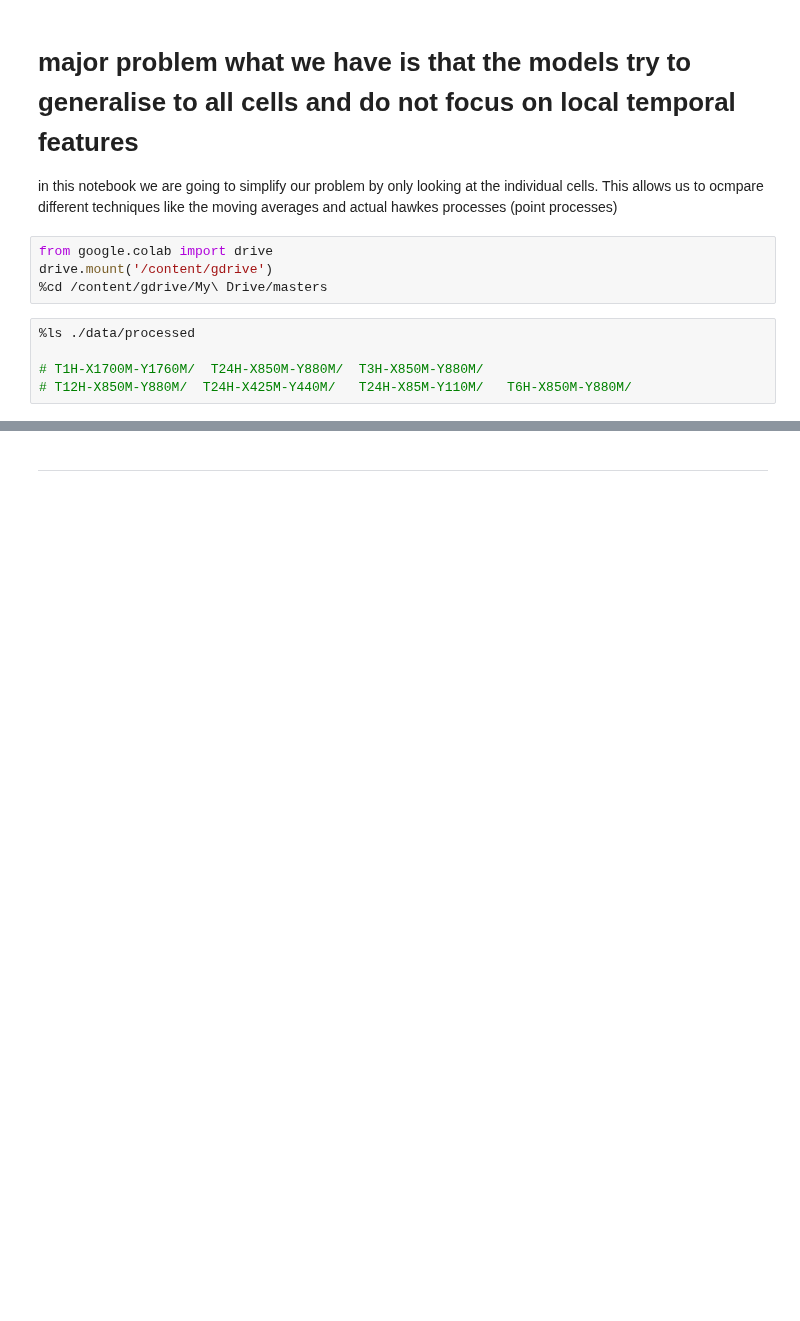
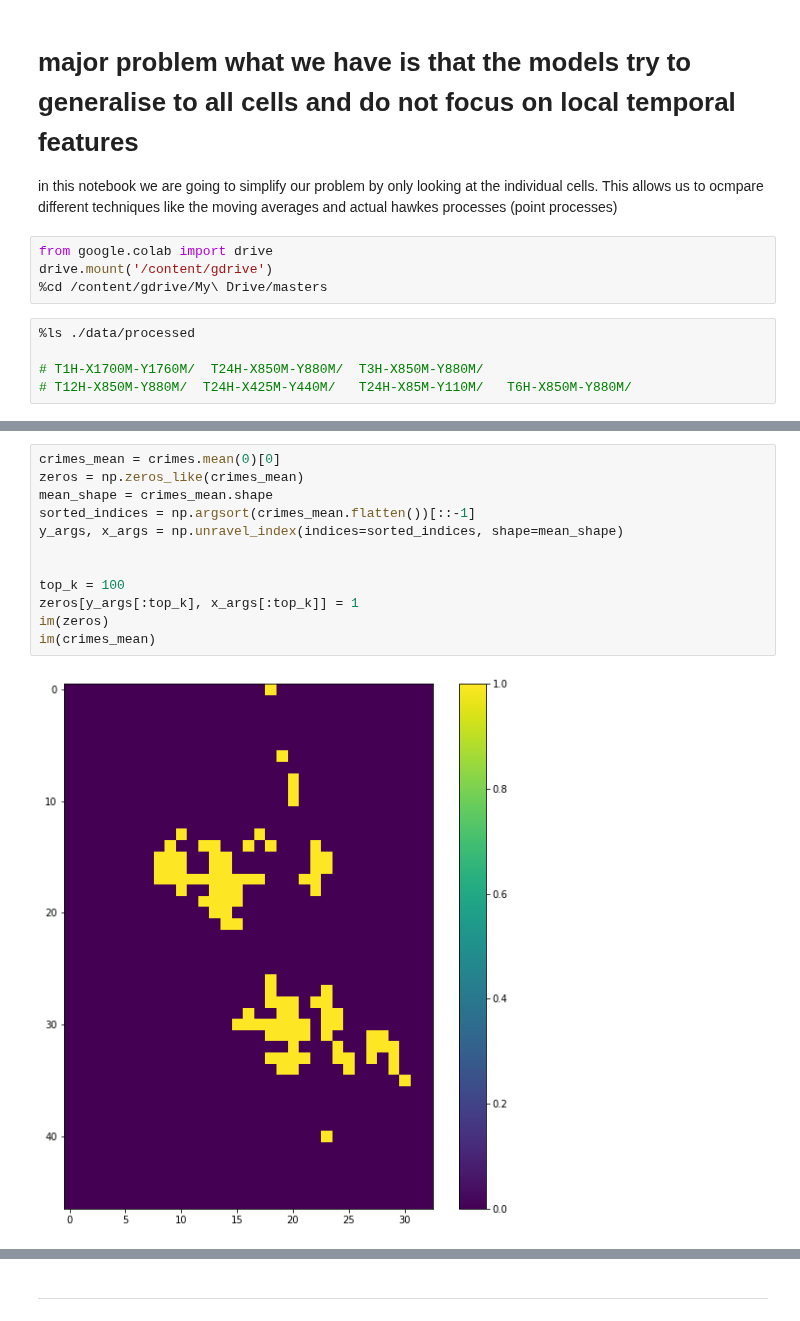
Before and after one commit to bernsblack/masters, a Jupyter notebook: run_rnn_model.ipynb, the cells around one changed output, grey strips where cells are left out. Saved outputs shown, nothing was run; the diff lists cells and outputs as text; blank space fills up the shorter version.

```diff
--- a/run_rnn_model.ipynb
+++ b/run_rnn_model.ipynb
@@ -33,0 +84,14 @@ from utils.plots import im
+# %%
+crimes_mean = crimes.mean(0)[0]
+zeros = np.zeros_like(crimes_mean)
+mean_shape = crimes_mean.shape
+sorted_indices = np.argsort(crimes_mean.flatten())[::-1]
+y_args, x_args = np.unravel_index(indices=sorted_indices, shape=mean_shape)
+
+
+top_k = 100
+zeros[y_args[:top_k], x_args[:top_k]] = 1
+im(zeros)
+im(crimes_mean)
+# %% [output]
+[figure, added]
```
Also changed, not shown: parts of 10 cells of this notebook, 20 other files.
